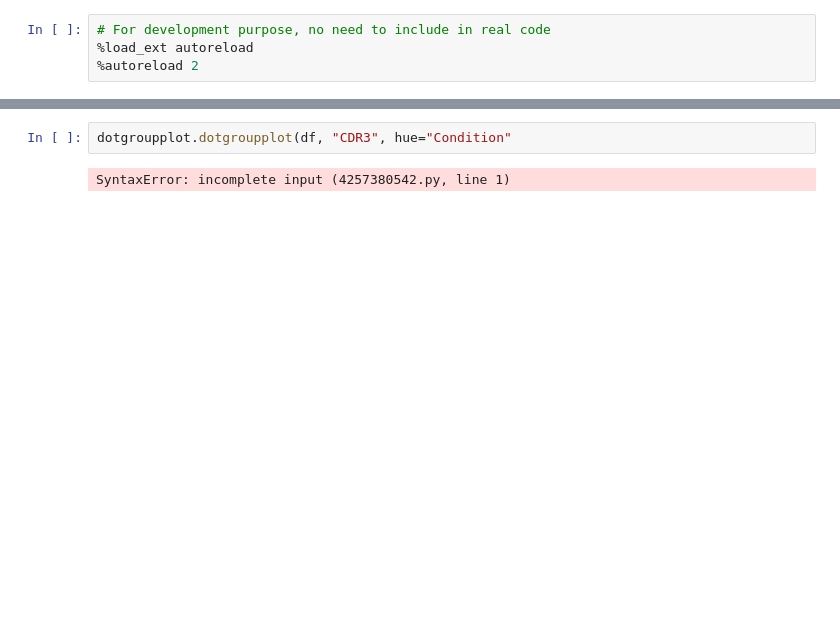
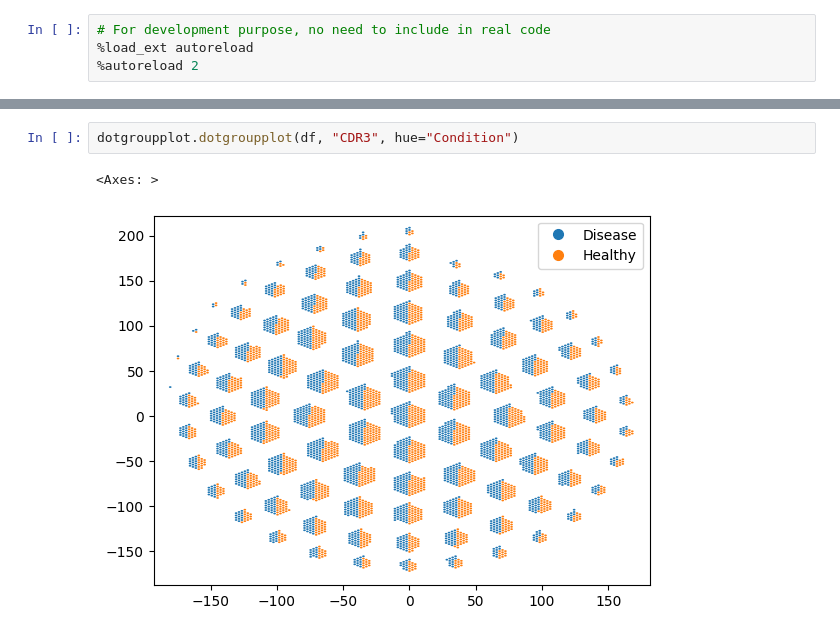
Before and after one commit to mourisl/DotGroupPlot, a Jupyter notebook: example.ipynb, the cells around one changed output, grey strips where cells are left out. Drawn from its saved outputs; the diff is of its cells as text; blank space fills up the shorter version.

```diff
--- a/example.ipynb
+++ b/example.ipynb
@@ -25,4 +27,5 @@ ax=dotgroupplot.dotgroupplot(df, "CDR3", hue="Condition", n_edge=5, radius=0.5,
 # %%
-dotgroupplot.dotgroupplot(df, "CDR3", hue="Condition"
+dotgroupplot.dotgroupplot(df, "CDR3", hue="Condition")
 # %% [output]
-SyntaxError: incomplete input (4257380542.py, line 1)
+<Axes: >
+[figure, added]
```
Also changed, not shown: parts of 5 cells of this notebook.
